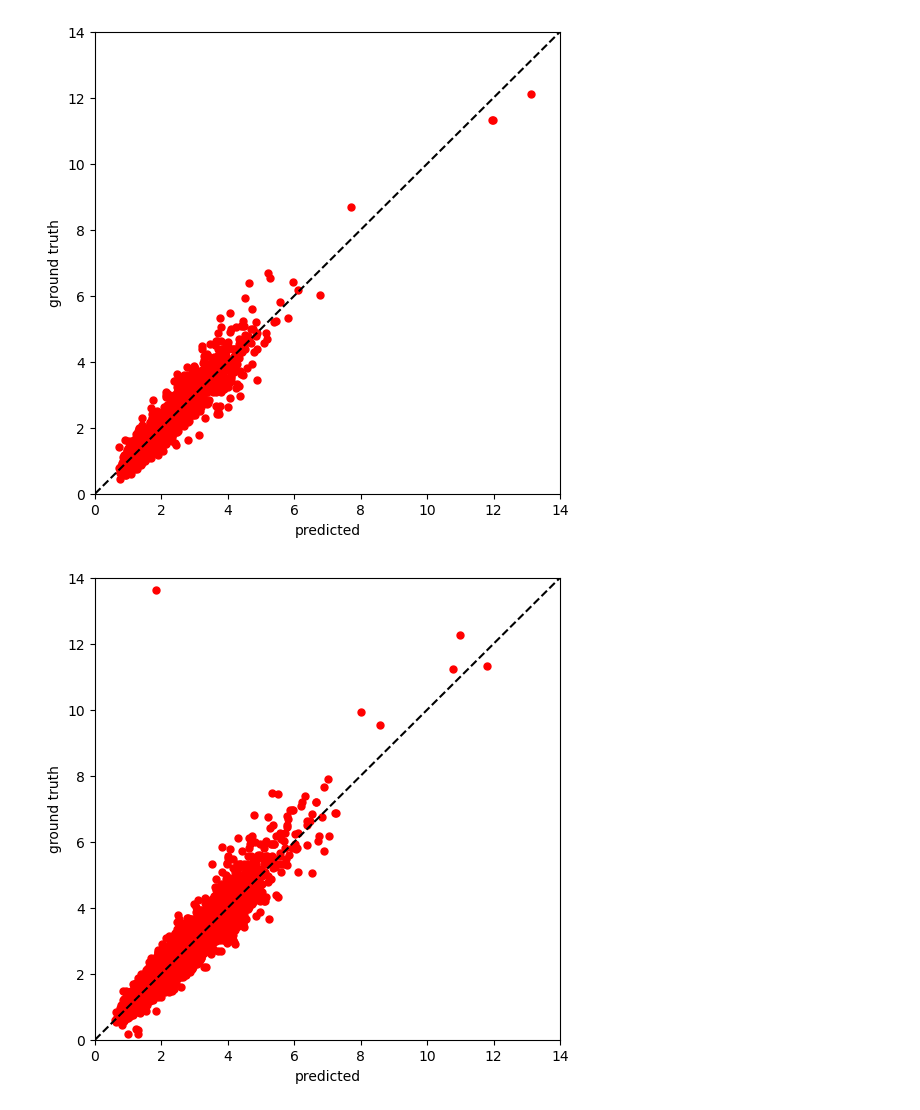
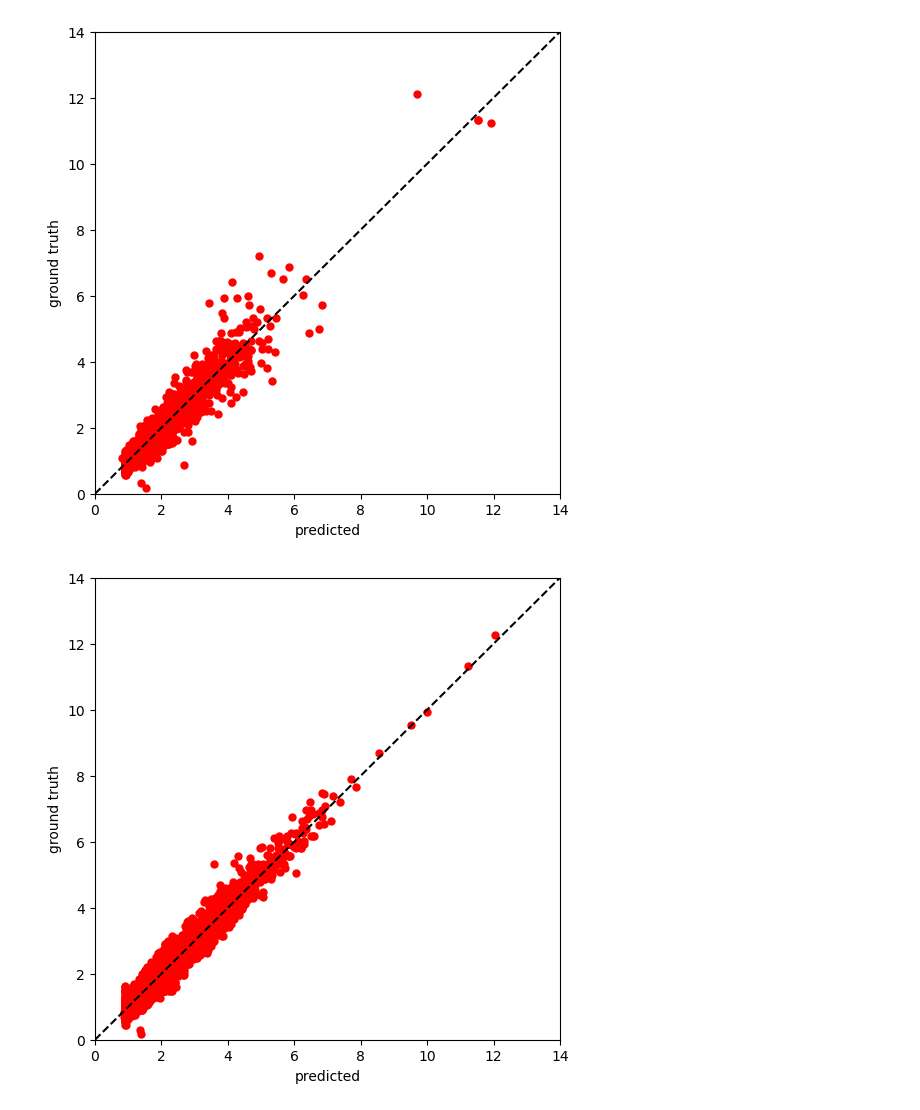
Before and after one commit to kpliao1206/Real_estate_value, a Jupyter notebook: Features12_training.ipynb, the cells around one changed output. Drawn from its saved outputs; the diff is of its cells as text; code cells hidden in the pictures.

```diff
--- a/Features12_training.ipynb
+++ b/Features12_training.ipynb
@@ -9,11 +9,21 @@ from Train import train_model
 # %%
 BATCH_SIZE = 100
 RANDOM_STATE = 42
+CLEANED = True
 
-X = np.load('Numeric_feature_dataset/features12_norm_train.npy')
-y = np.load('Numeric_feature_dataset/target_train.npy')
+if CLEANED:
+    X = np.load('Numeric_feature_dataset/features12_train_cleaned.npy')
+    y = np.load('Numeric_feature_dataset/target_train_cleaned.npy')
+    print('Using cleaned data')
+else:
+    X = np.load('Numeric_feature_dataset/features12_train.npy')
+    y = np.load('Numeric_feature_dataset/target_train.npy')
+
 train_dataset = Features12_dataset(X, y, train=True, random_state=RANDOM_STATE)
 test_dataset = Features12_dataset(X, y, train=False, random_state=RANDOM_STATE)
+print('Total num of data:', train_dataset.__len__()+test_dataset.__len__())
+y_scaler_train = train_dataset.get_y_scaler()
+y_scaler_test = test_dataset.get_y_scaler()
 
 train_loader = DataLoader(train_dataset, batch_size=BATCH_SIZE, shuffle=True)
-test_loader = DataLoader(test_dataset, batch_size=1, shuffle=False)
+test_loader = DataLoader(test_dataset, batch_size=test_dataset.__len__(), shuffle=False)
@@ -20,4 +33,4 @@ test_loader = DataLoader(test_dataset, batch_size=1, shuffle=False)
 # %%
 model = Features12_NN()
-model_trained, trainloss, testloss = train_model(model, train_loader, test_loader, num_epochs=1000, lr=0.01, weight_decay=1e-4, factor=0.5, min_lr=1e-6, patience=30, threshold=0.01)
+model_trained, trainloss, testloss = train_model(model, train_loader, test_loader, y_scaler_train, y_scaler_test, num_epochs=1000, lr=0.01, weight_decay=1e-4, factor=0.5, min_lr=1e-6, patience=50, threshold=0.001)
 # %% [output]
@@ -51,13 +64,13 @@ loss_plot(trainloss, testloss)
 # %%
 from Utils import true_pred_plot, model_pred
 
-pred_test, true_test = model_pred(model_trained, test_loader)
-true_pred_plot(np.exp(pred_test), true_test)
+pred_test, true_test = model_pred(model_trained, test_loader, y_scaler_test)
+true_pred_plot(pred_test, true_test)
 # %% [output]
-[figure, old version]
+[figure, new version]
 # %%
-train_loader = DataLoader(train_dataset, batch_size=BATCH_SIZE, shuffle=False)
-pred_train, true_train = model_pred(model_trained, train_loader)
-true_pred_plot(np.exp(pred_train), true_train)
+train_loader = DataLoader(train_dataset, batch_size=1, shuffle=False)
+pred_train, true_train = model_pred(model_trained, train_loader, y_scaler_train)
+true_pred_plot(pred_train, true_train)
 # %% [output]
-[figure, old version]
+[figure, new version]
```
Also changed, not shown: parts of 5 cells of this notebook, 9 other files.
